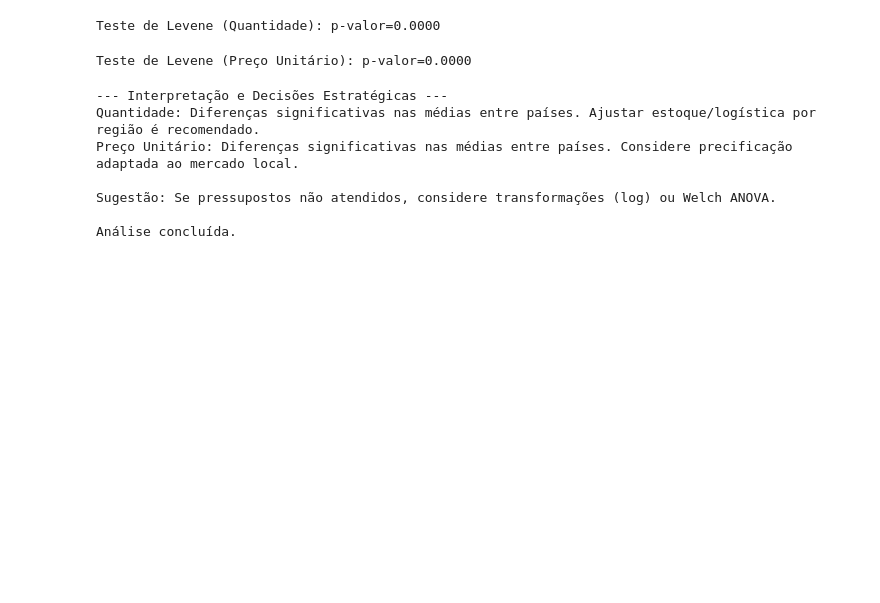
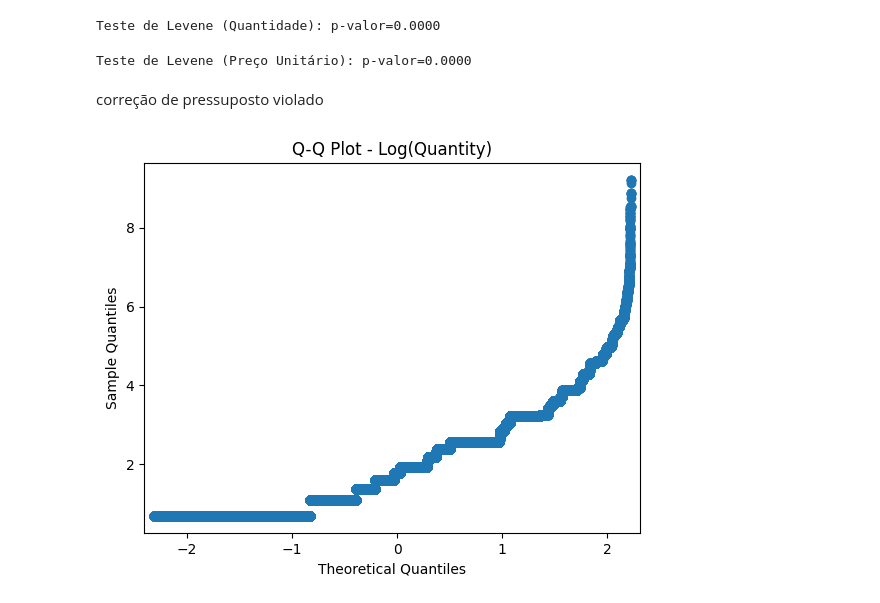
Before and after one commit to natalfr17/An-lise-Estat-stica-de-Dados-e-Informa-es, a Jupyter notebook: Prova_3.ipynb, the cells around one changed output. Drawn from its saved outputs; the diff is of its cells as text; code cells hidden in the pictures; blank space fills up the shorter version.

```diff
--- a/Prova_3.ipynb
+++ b/Prova_3.ipynb
@@ -211,27 +215,17 @@ levene_price_res = pg.homoscedasticity(data=df, dv='Price', group='Country', met
 print(f"Teste de Levene (Preço Unitário): p-valor={levene_price_res['pval'].values[0]:.4f}")
 # %% [output]
 Teste de Levene (Preço Unitário): p-valor=0.0000
-# %%
-# 6. Interpretação e Tomada de Decisão
-print("\n--- Interpretação e Decisões Estratégicas ---")
-if p_value_quantity < 0.05:
-     print("Quantidade: Diferenças significativas nas médias entre países. Ajustar estoque/logística por região é recomendado.")
-else:
-     print("Quantidade: Nenhuma diferença significativa nas médias. Estoque/logística podem ser mais padronizados.")
-
-if p_value_price < 0.05:
-     print("Preço Unitário: Diferenças significativas nas médias entre países. Considere precificação adaptada ao mercado local.")
-else:
-    print("Preço Unitário: Nenhuma diferença significativa nas médias. Política de preços unificada pode ser mantida.")
-
-print("\nSugestão: Se pressupostos não atendidos, considere transformações (log) ou Welch ANOVA.")
-
-print("\nAnálise concluída.")
-# %% [output]
---- Interpretação e Decisões Estratégicas ---
-Quantidade: Diferenças significativas nas médias entre países. Ajustar estoque/logística por região é recomendado.
-Preço Unitário: Diferenças significativas nas médias entre países. Considere precificação adaptada ao mercado local.
-
-Sugestão: Se pressupostos não atendidos, considere transformações (log) ou Welch ANOVA.
-
-Análise concluída.
+# %% [markdown]
+correção de pressuposto violado
+# %%
+# Adicionando uma pequena constante para evitar log(0) ou log de valores negativos
+df['Log_Quantity'] = np.log1p(df['Quantity'])  # log1p(x) = log(1 + x)
+df['Log_Price'] = np.log1p(df['Price'])
+# %%
+# Verificação da normalidade após transformação (Q-Q Plot)
+
+sm.qqplot(df['Log_Quantity'], line='s')
+plt.title('Q-Q Plot - Log(Quantity)')
+plt.show()
+# %% [output]
+[figure, added]
```
Also changed, not shown: parts of 8 cells of this notebook.
